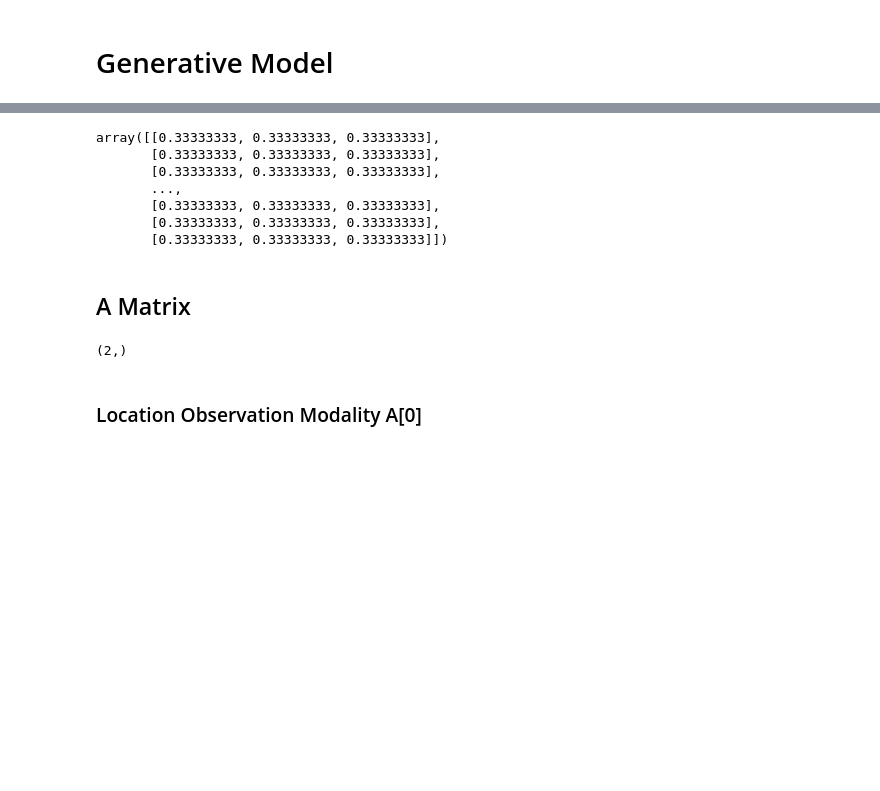
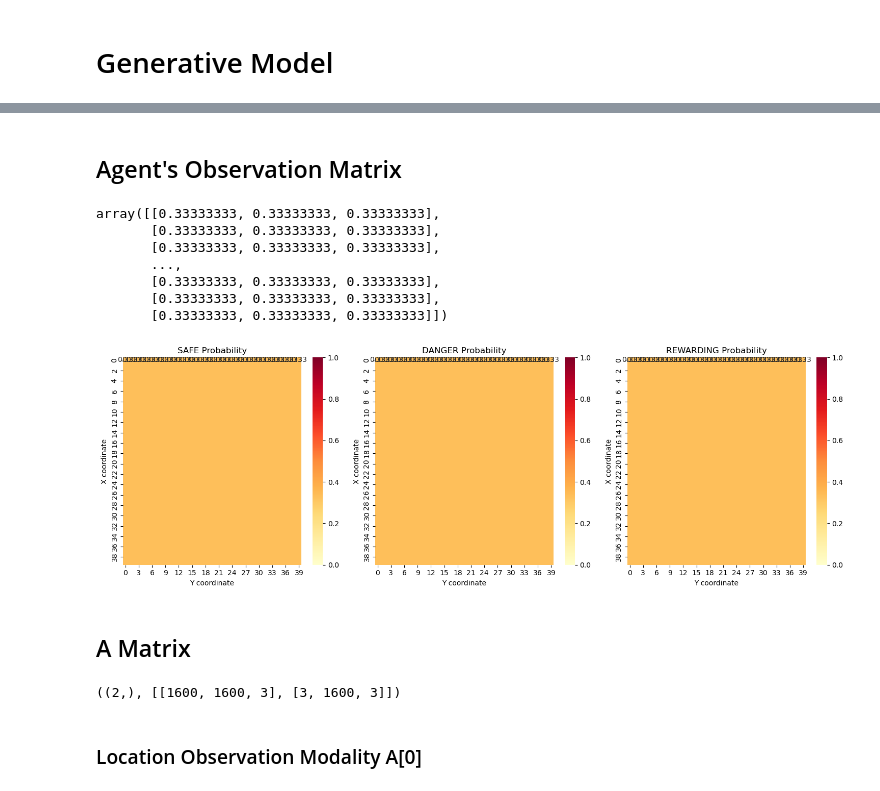
Before and after one commit to JojiGitHub/Active-Inference-AutoNav-2025, a Jupyter notebook: Agent/redspots-1.ipynb, the cells around one changed output, grey strips where cells are left out. Drawn from its saved outputs; the diff is of its cells as text; code cells hidden in the pictures; blank space fills up the shorter version.

Commit message:
updated file location

```diff
--- a/Agent/redspots-1.ipynb
+++ b/Agent/redspots-1.ipynb
@@ -230,15 +185,17 @@ num_obs = [len(grid_locations), len(current_color)]
+# %% [markdown]
+## Agent's Observation Matrix
 # %%
-rule_matrix = np.zeros((num_states[0], num_states[1]))
+vision_matrix = np.zeros((num_states[0], num_states[1]))
 
 # Rule-based assignment
 for loc in range(num_states[0]):
     # Example: Assume all locations have [SAFE: 0.7, DANGER: 0.2, REWARDING: 0.1]
-    rule_matrix[loc] = np.array([0.33, 0.33, 0.33])
-    rule_matrix[loc] /= rule_matrix[loc].sum()
+    vision_matrix[loc] = np.array([0.33, 0.33, 0.33])
+    vision_matrix[loc] /= vision_matrix[loc].sum()
 
     # Normalize each location's attribute distribution (ensure sum = 1)
 
-rule_matrix
+vision_matrix
 # %% [output]
 array([[0.33333333, 0.33333333, 0.33333333],
        [0.33333333, 0.33333333, 0.33333333],
@@ -268,3 +218,42 @@ def update_rule_matrix(rule_matrix, beliefs):
+# %%
+def visualize_vision_matrix(vision_matrix, grid_dims=grid_dims):
+    """
+    Visualizes the observation matrix as three separate heatmaps, one for each attribute
+    (SAFE, DANGER, REWARDING)
+
+    Args:
+        vision_matrix: numpy array of shape (num_locations, num_attributes)
+        grid_dims: list of [height, width] of the grid
+    """
+    # Create figure with three subplots
+    fig, axes = plt.subplots(1, 3, figsize=(15, 5))
+
+    # Labels for each subplot
+    titles = ['SAFE', 'DANGER', 'REWARDING']
+
+    for idx, title in enumerate(titles):
+        # Reshape the matrix to match grid dimensions
+        heatmap_data = vision_matrix[:, idx].reshape(grid_dims[0], grid_dims[1])
+
+        # Plot heatmap
+        sns.heatmap(heatmap_data,
+                   ax=axes[idx],
+                   cmap='YlOrRd',
+                   vmin=0,
+                   vmax=1,
+                   annot=True,
+                   fmt='.2f')
+
+        axes[idx].set_title(f'{title} Probability')
+        axes[idx].set_xlabel('Y coordinate')
+        axes[idx].set_ylabel('X coordinate')
+
+    plt.tight_layout()
+    plt.show()
+# %%
+visualize_vision_matrix(vision_matrix, grid_dims)
+# %% [output]
+[figure, added]
 # %% [markdown]
 ## A Matrix
 # %%
@@ -274,9 +263,9 @@ for i in num_obs:
     A_shapes.append([i] + num_states)
 
 A = utils.obj_array_zeros(A_shapes)
-A.shape
+A.shape, A_shapes
 # %% [output]
-(2,)
+((2,), [[1600, 1600, 3], [3, 1600, 3]])
 # %% [markdown]
 ### Location Observation Modality A[0]
 # %%
```
Also changed, not shown: parts of 28 cells of this notebook.
